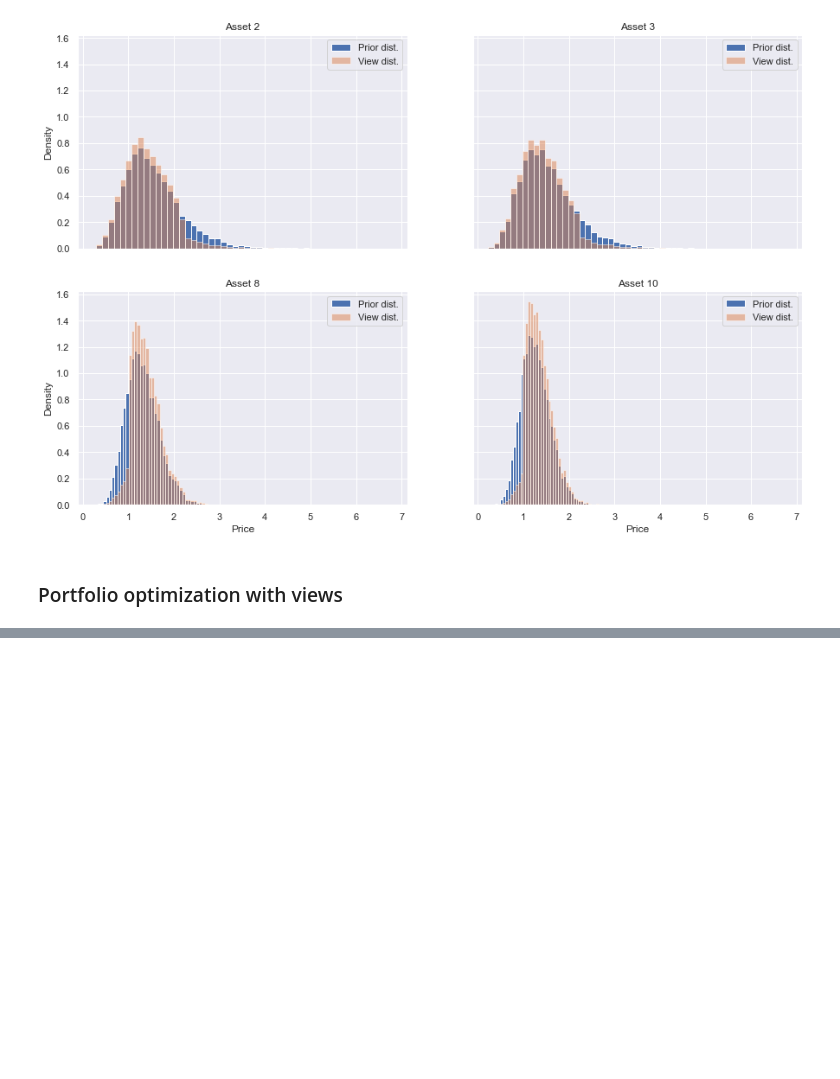
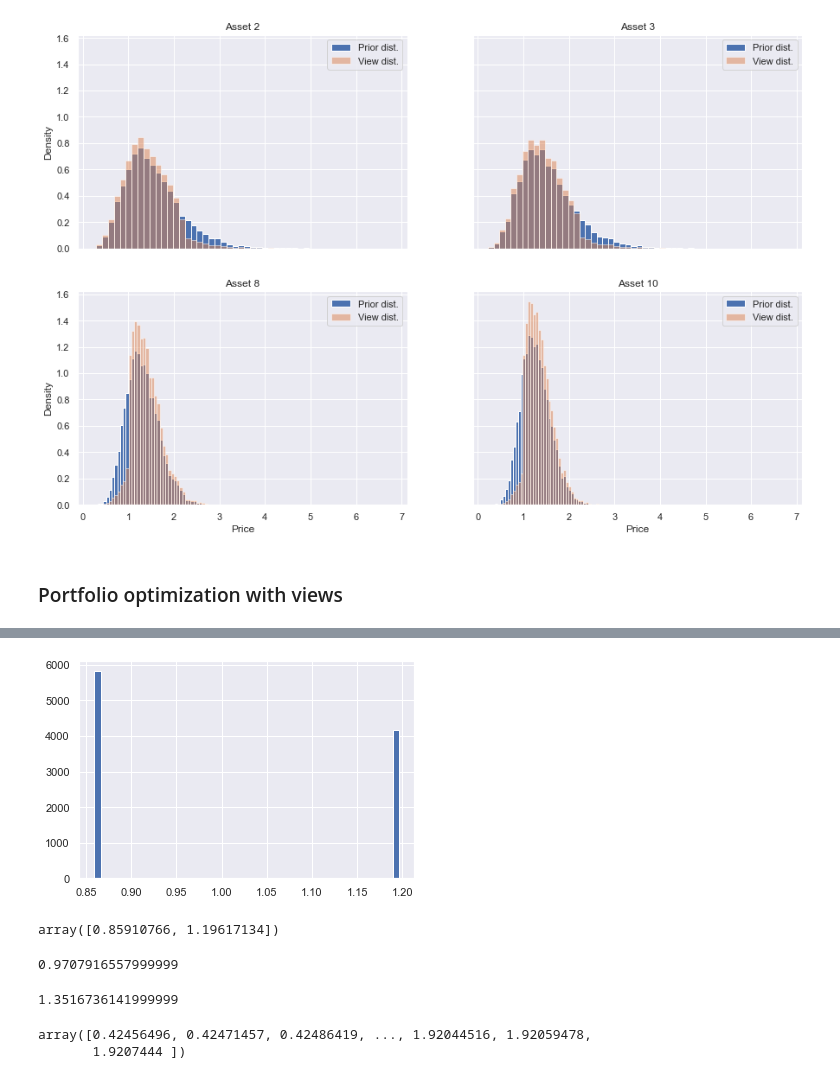
Before and after one commit to frgy17ac/Exammmmm, a Jupyter notebook: Solutions/Solution to Optimizing portfolios.ipynb, the cells around one changed output, grey strips where cells are left out. Saved outputs shown, nothing was run; the diff lists cells and outputs as text; code cells hidden in the pictures; blank space fills up the shorter version.

```diff
--- a/Solutions/Solution to Optimizing portfolios.ipynb
+++ b/Solutions/Solution to Optimizing portfolios.ipynb
@@ -820,0 +816,17 @@ TypeError: Cannot cast array data from dtype('float64') to dtype('int64') accord
+# %%
+plt.hist(p_tilde_oney[2] * 10000, bins = 50)
+plt.show()
+# %% [output]
+[figure, added]
+# %%
+np.unique(p_tilde_oney[2] * 10000)
+# %% [output]
+array([0.85910766, 1.19617134])
+# %%
+0.85910766 * 1.13
+# %% [output]
+0.9707916557999999
+# %%
+1.19617134 * 1.13
+# %% [output]
+1.3516736141999999
@@ -820,0 +835,5 @@ TypeError: Cannot cast array data from dtype('float64') to dtype('int64') accord
+# %%
+bins
+# %% [output]
+array([0.42456496, 0.42471457, 0.42486419, ..., 1.92044516, 1.92059478,
+       1.9207444 ])
```
Also changed, not shown: parts of 17 cells of this notebook.
